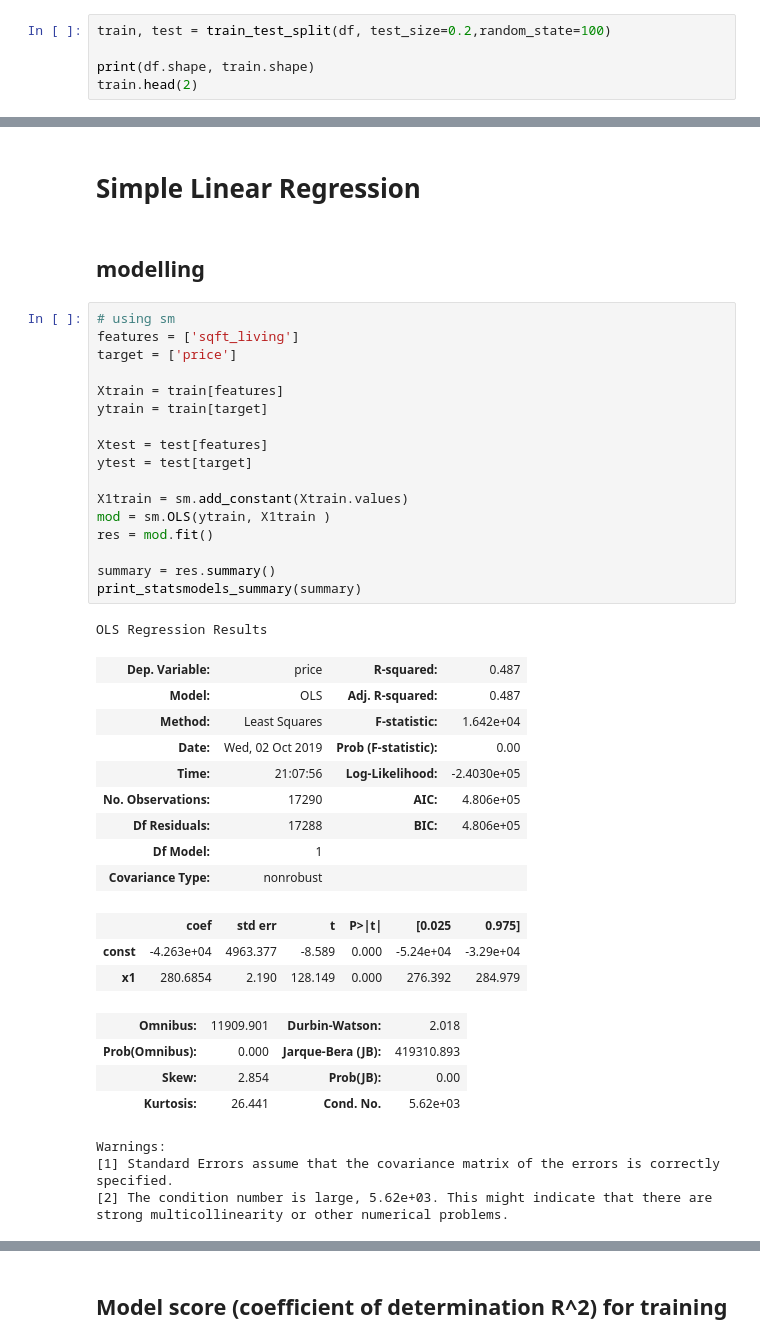
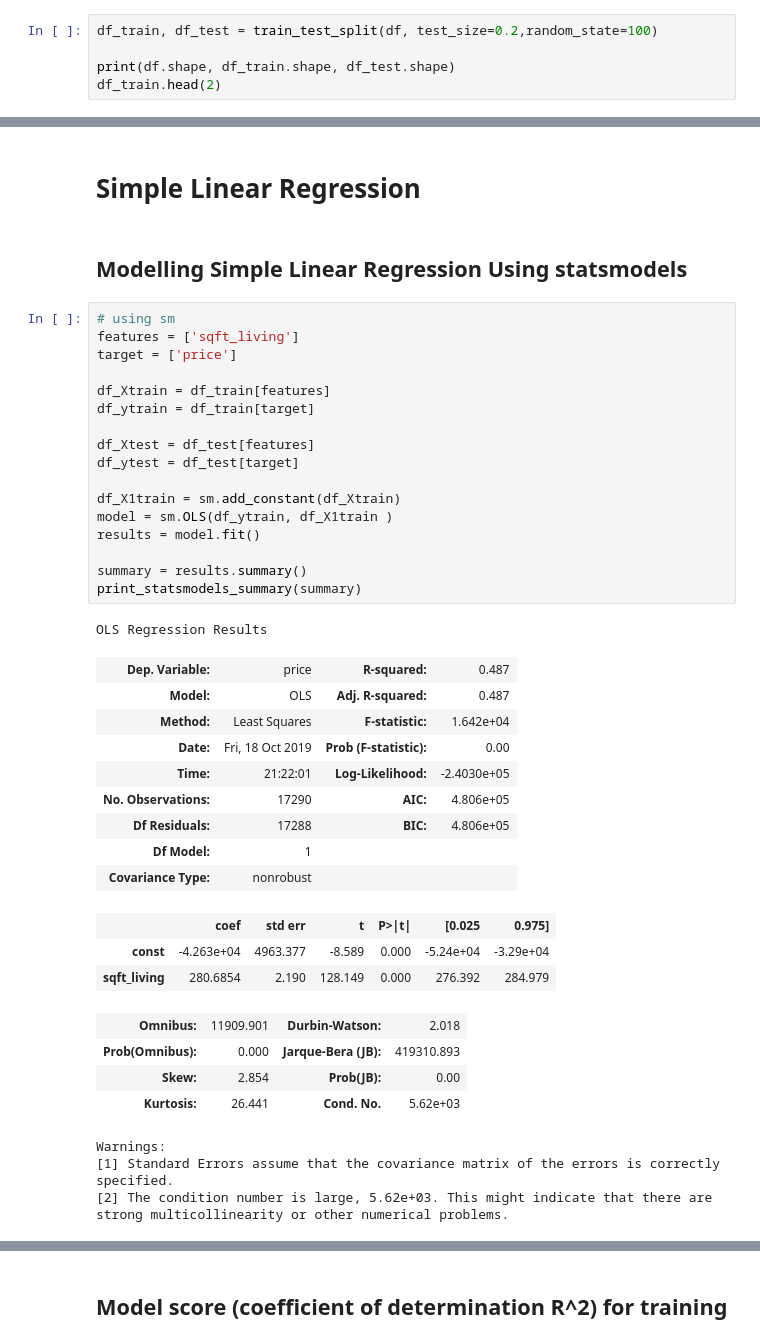
Before and after one commit to bhishanpdl/Project_House_Price_Prediction, a Jupyter notebook: notebooks/c02_regression_modelling_linear_ols_statsmodels.ipynb, the cells around one changed output, grey strips where cells are left out. Drawn from its saved outputs; the diff is of its cells as text.

```diff
--- a/notebooks/c02_regression_modelling_linear_ols_statsmodels.ipynb
+++ b/notebooks/c02_regression_modelling_linear_ols_statsmodels.ipynb
@@ -96,8 +104,8 @@ df.head()
 # %% [markdown]
 # Train test split
 # %%
-train, test = train_test_split(df, test_size=0.2,random_state=100)
+df_train, df_test = train_test_split(df, test_size=0.2,random_state=100)
 
-print(df.shape, train.shape)
-train.head(2)
+print(df.shape, df_train.shape, df_test.shape)
+df_train.head(2)
 # %% [output]
@@ -107,39 +115,39 @@ train.head(2)
 | 11286 | 8598200070 | 20141208T000000 | 278000.0 | 2 | 2.50 | 1420 | 2229 | 2.0 | 0 | 0 | ... |
 # %% [markdown]
 # Simple Linear Regression
-# %% [markdown]
-## modelling
+# %% [markdown]
+## Modelling Simple Linear Regression Using statsmodels
 # %%
 # using sm
 features = ['sqft_living']
 target = ['price']
 
-Xtrain = train[features]
-ytrain = train[target]
+df_Xtrain = df_train[features]
+df_ytrain = df_train[target]
 
-Xtest = test[features]
-ytest = test[target]
+df_Xtest = df_test[features]
+df_ytest = df_test[target]
 
-X1train = sm.add_constant(Xtrain.values)
-mod = sm.OLS(ytrain, X1train )
-res = mod.fit()
+df_X1train = sm.add_constant(df_Xtrain)
+model = sm.OLS(df_ytrain, df_X1train )
+results = model.fit()
 
-summary = res.summary()
+summary = results.summary()
 print_statsmodels_summary(summary)
 # %% [output]
 OLS Regression Results
 | Dep. Variable: | price | R-squared: | 0.487 |
 | Model: | OLS | Adj. R-squared: | 0.487 |
 | Method: | Least Squares | F-statistic: | 1.642e+04 |
-| Date: | Wed, 02 Oct 2019 | Prob (F-statistic): | 0.00 |
-| Time: | 21:07:56 | Log-Likelihood: | -2.4030e+05 |
+| Date: | Fri, 18 Oct 2019 | Prob (F-statistic): | 0.00 |
+| Time: | 21:22:01 | Log-Likelihood: | -2.4030e+05 |
 | No. Observations: | 17290 | AIC: | 4.806e+05 |
 | Df Residuals: | 17288 | BIC: | 4.806e+05 |
 | Df Model: | 1 |  |  |
 | Covariance Type: | nonrobust |  |  |
 |  | coef | std err | t | P>|t| | [0.025 | 0.975] |
 | const | -4.263e+04 | 4963.377 | -8.589 | 0.000 | -5.24e+04 | -3.29e+04 |
-| x1 | 280.6854 | 2.190 | 128.149 | 0.000 | 276.392 | 284.979 |
+| sqft_living | 280.6854 | 2.190 | 128.149 | 0.000 | 276.392 | 284.979 |
 | Omnibus: | 11909.901 | Durbin-Watson: | 2.018 |
 | Prob(Omnibus): | 0.000 | Jarque-Bera (JB): | 419310.893 |
 | Skew: | 2.854 | Prob(JB): | 0.00 |
```
Also changed, not shown: parts of 61 cells of this notebook, 16 other files.
